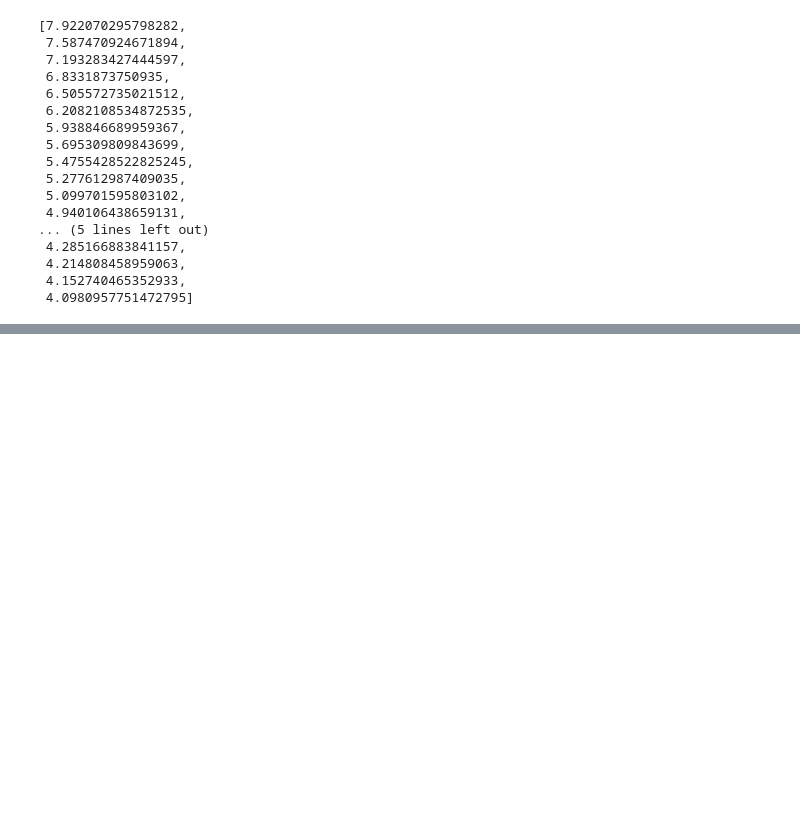
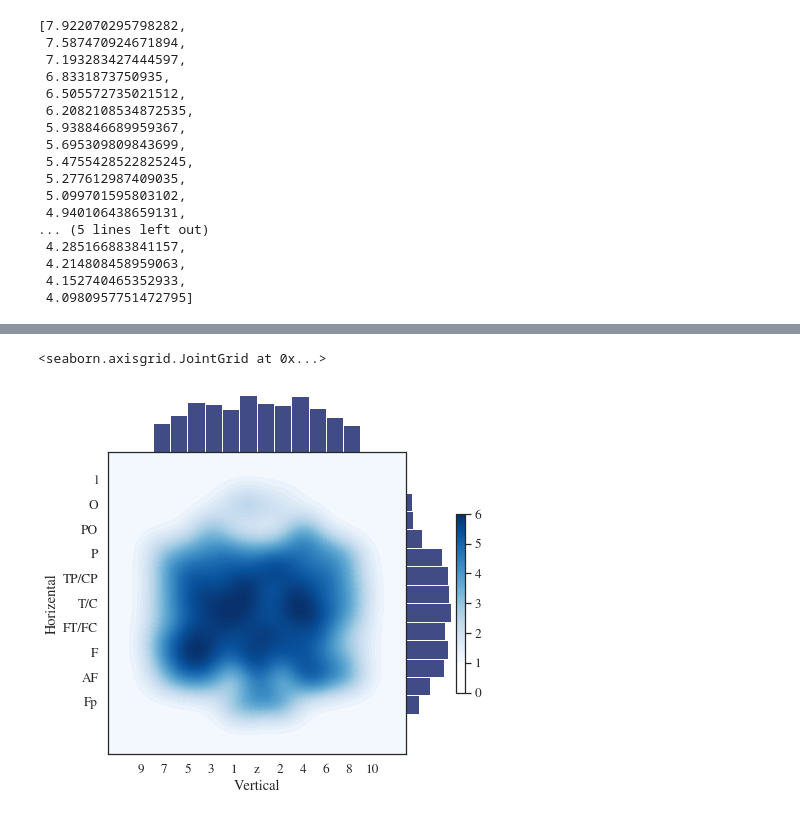
Before and after one commit to HansDongHuanze/experiment-BCI, a Jupyter notebook: SEAttention.ipynb, the cells around one changed output, grey strips where cells are left out. Saved outputs shown, nothing was run; the diff lists cells and outputs as text; code cells hidden in the pictures; blank space fills up the shorter version.

```diff
--- a/SEAttention.ipynb
+++ b/SEAttention.ipynb
@@ -854,0 +988,15 @@ file.save('result.xlsx')
+# %%
+import pandas as pd
+
+x = []
+y = []
+
+for i in range(column):
+    for j in range(rows):
+        x = np.hstack((x, (np.random.rand(round(data[j ,i] * 10)) + i)))
+        y = np.hstack((y, (np.random.rand(round(data[j ,i] * 10)) + rows - j)))
+ds = []
+for i in range(len(x)):
+    ds.append([x[i], y[i]])
+
+df = pd.DataFrame(ds, columns=('x','y'))
@@ -854,0 +1019,34 @@ file.save('result.xlsx')
+# %%
+import seaborn as sns
+import matplotlib.pyplot as plt
+import matplotlib as mpl
+import numpy as np
+from matplotlib import cycler
+from matplotlib import cm
+
+colormap = cm.get_cmap(name='Blues') # 获取蓝色渐近色
+cycles = 6
+c = [colormap(i) for i in np.linspace(0, 1, cycles)]
+myCycler = cycler(color=c)
+norm = mpl.colors.Normalize(vmin=1, vmax=cycles)
+
+sns.set_theme(style="white", font='STIXGeneral', font_scale=1.2)
+g = sns.JointGrid(data=df, x="x", y="y", space=0)
+joint = g.plot_joint(sns.kdeplot,
+             fill=True,
+             thresh=0,
+             levels=100,
+             cmap="Blues")
+g.set_axis_labels(xlabel='Vertical', ylabel='Horizental')
+g.ax_joint.set_xticks(ticks=[0.5,1.5,2.5,3.5,4.5,5.5,6.5,7.5,8.5,9.5,10.5])
+g.ax_joint.set_xticklabels(inte)
+g.ax_joint.set_yticks(ticks=[2.5,3.5,4.5,5.5,6.5,7.5,8.5,9.5,10.5,11.5])
+chan.reverse()
+g.ax_joint.set_yticklabels(chan)
+plt.gca().set_prop_cycle(myCycler)
+cb = plt.colorbar(mpl.cm.ScalarMappable(norm=norm, cmap="Blues"),ax=plt.gca()) # 设置colormap
+cb.set_ticks([0,1,2,3,4,5,6])
+g.plot_marginals(sns.histplot, color="#414C87", alpha=1, bins=12)
+# %% [output]
+<seaborn.axisgrid.JointGrid at 0x...>
+[figure, added]
```
Also changed, not shown: parts of 34 cells of this notebook, 6 other files.
